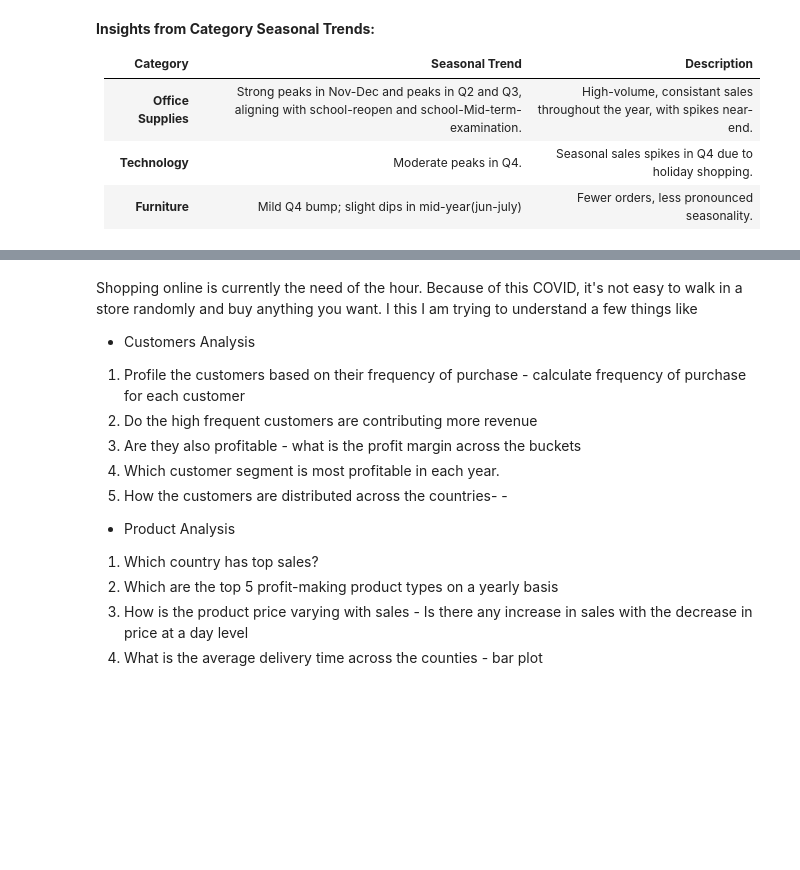
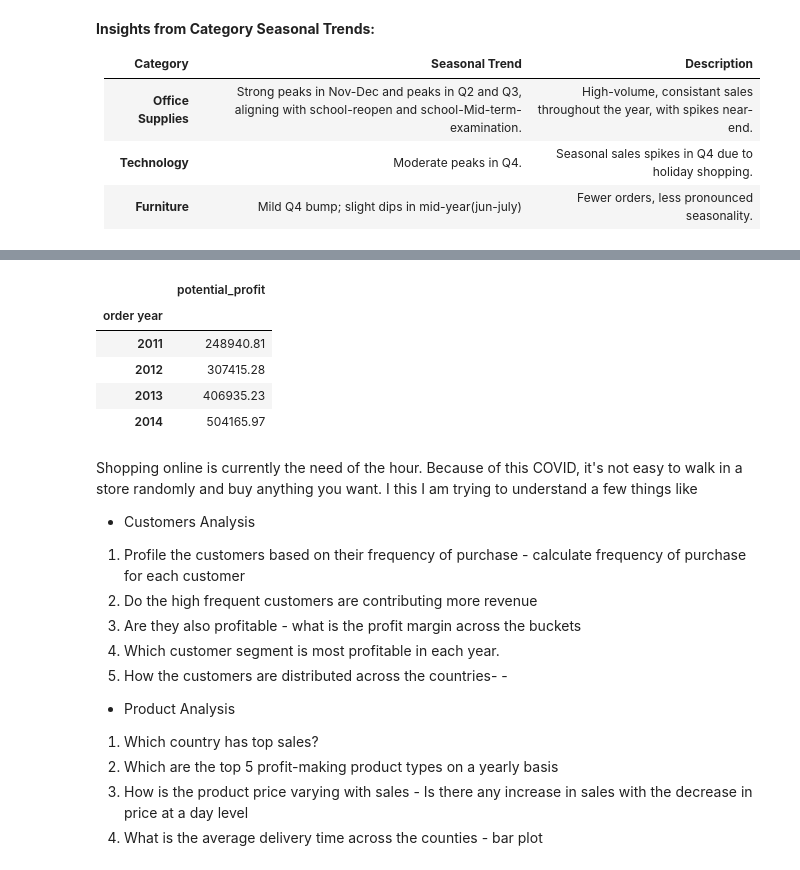
Before and after one commit to annugit1655/Global-Superstore-Project, a Jupyter notebook: notebooks/order-return-seasonal-trend.ipynb, the cells around one changed output, grey strips where cells are left out. Cells and saved outputs as stored; diff of their text form; code cells hidden in the pictures; blank space fills up the shorter version.

```diff
--- a/notebooks/order-return-seasonal-trend.ipynb
+++ b/notebooks/order-return-seasonal-trend.ipynb
@@ -608,3 +632,14 @@ Index(['row id', 'order id', 'order date', 'ship date', 'ship mode',
+# %%
+profit_df = orders_merged[['order year', 'profit']].groupby(['order year']).agg(potential_profit = ('profit', 'sum'))
+# return data
+order_returned = orders_merged
+# %% [output]
+|  | potential_profit |
+| order year |  |
+| 2011 | 248940.81 |
+| 2012 | 307415.28 |
+| 2013 | 406935.23 |
+| 2014 | 504165.97 |
 # %% [markdown]
 Shopping online is currently the need of the hour. Because of this COVID, it's not easy to walk in a store randomly and buy anything you want. I this I am trying to understand a few things like
 
```
Also changed, not shown: parts of 8 cells of this notebook.
